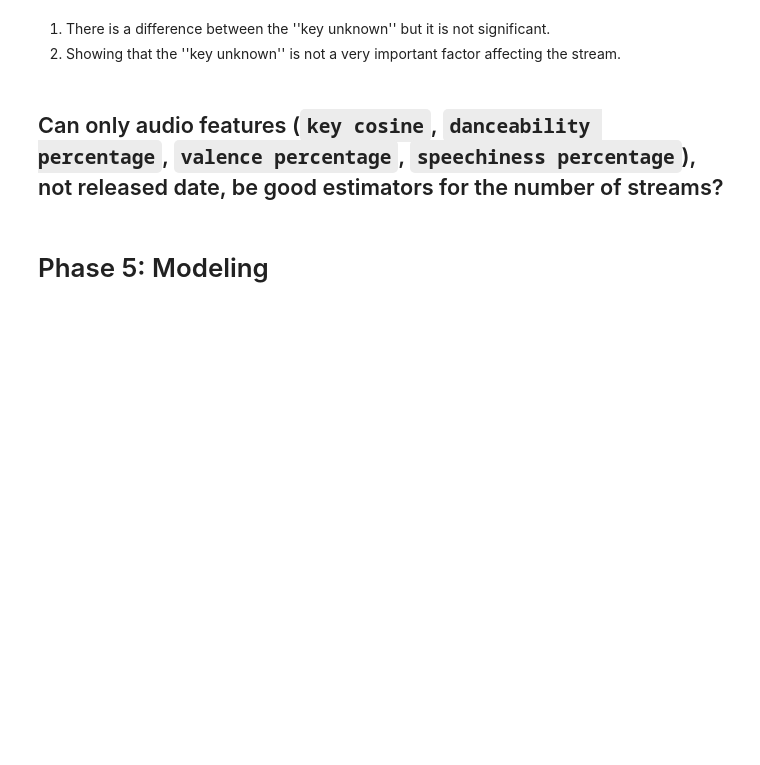
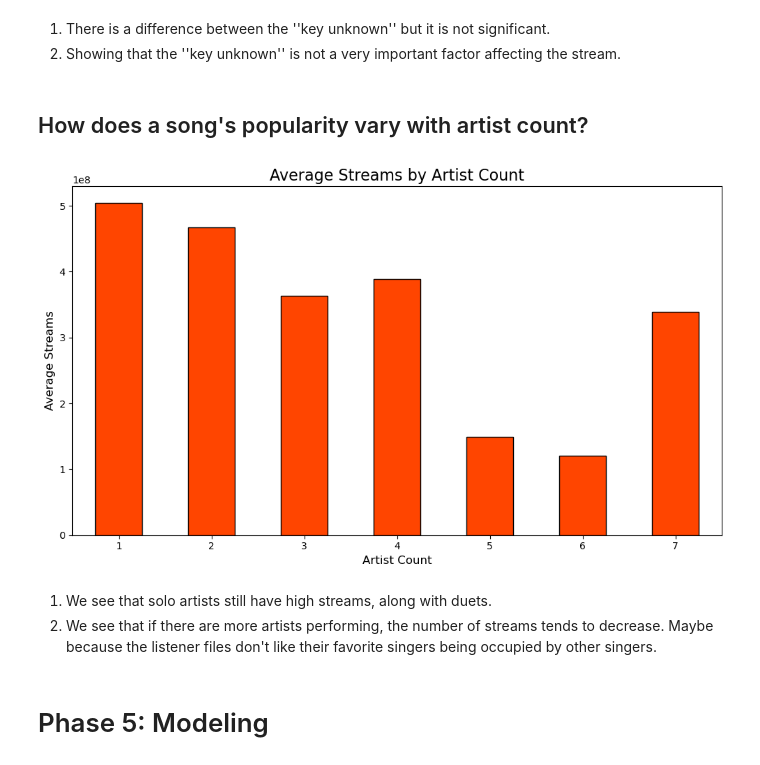
Before and after one commit to daoviethoang1402/audio-pop-corr-analysis, a Jupyter notebook: notebooks/notebook.ipynb, the cells around one changed output. Saved outputs shown, nothing was run; the diff lists cells and outputs as text; code cells hidden in the pictures; blank space fills up the shorter version.

Commit message:
Update câu hỏi 5
Chỉnh sửa và visualize

```diff
--- a/notebooks/notebook.ipynb
+++ b/notebooks/notebook.ipynb
@@ -954,8 +954,25 @@ plt.show()
 # %% [markdown]
 1. There is a difference between the ''key unknown'' but it is not significant.
 2. Showing that the ''key unknown'' is not a very important factor affecting the stream.
-# %% [markdown]
-## Can only audio features (`key cosine`, `danceability percentage`, `valence percentage`, `speechiness percentage`), not released date, be good estimators for the number of streams?
+# %% [markdown]
+## How does a song's popularity vary with artist count?
+# %%
+artist_count_avg_streams = train_set.groupby('artist count')['streams'].mean()
+
+# Vẽ biểu đồ
+plt.figure(figsize=(10, 6))
+artist_count_avg_streams.plot(kind='bar', color='#ff4500', edgecolor='black')
+plt.title("Average Streams by Artist Count", fontsize=16)
+plt.xlabel("Artist Count", fontsize=12)
+plt.ylabel("Average Streams", fontsize=12)
+plt.xticks(rotation=0)
+plt.tight_layout()
+plt.show()
+# %% [output]
+[figure, added]
+# %% [markdown]
+1. We see that solo artists still have high streams, along with duets.
+2. We see that if there are more artists performing, the number of streams tends to decrease. Maybe because the listener files don't like their favorite singers being occupied by other singers.
 # %% [markdown]
 # Phase 5: Modeling
 # %%
```
Also changed, not shown: parts of 2 cells of this notebook.
